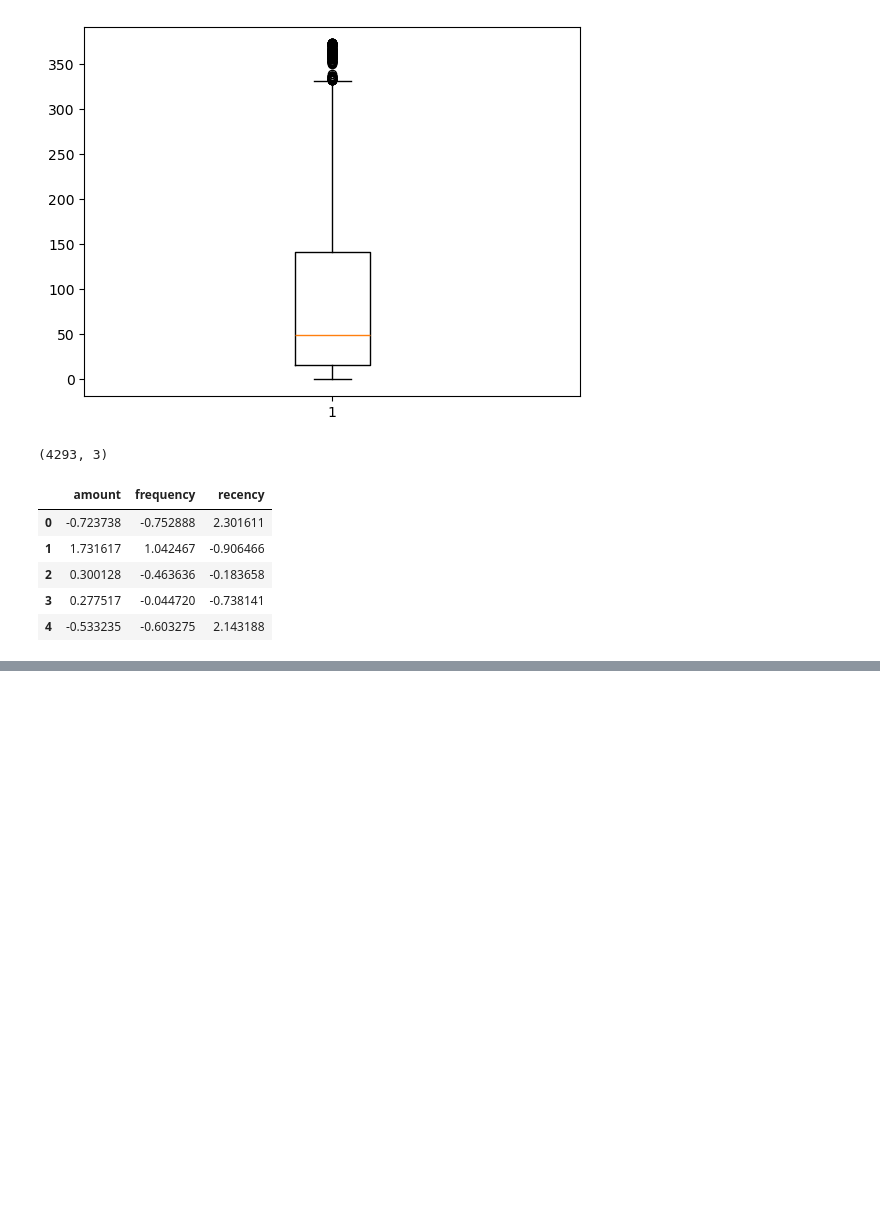
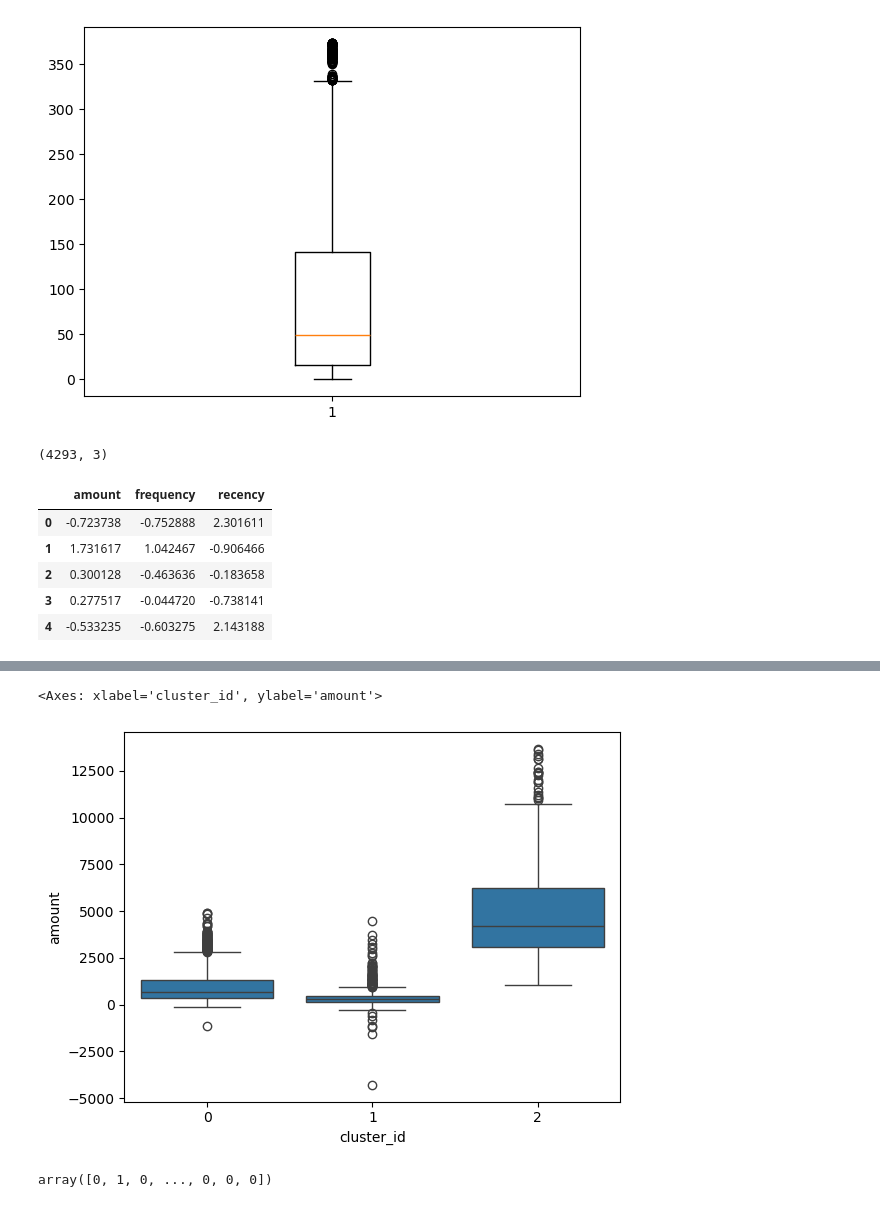
Before and after one commit to arvindchhabra/upgrad-Internship, a Jupyter notebook: Untitled.ipynb, the cells around one changed output, grey strips where cells are left out. Cells and saved outputs as stored; diff of their text form; code cells hidden in the pictures; blank space fills up the shorter version.

```diff
--- a/Untitled.ipynb
+++ b/Untitled.ipynb
@@ -321,0 +411,15 @@ rfm_df_scaled.head()
+# %%
+# silhouette analysis
+range_n_clusters = [2, 3, 4, 5, 6, 7, 8]
+
+for num_clusters in range_n_clusters:
+
+    # intialise kmeans
+    kmeans = KMeans(n_clusters=num_clusters, max_iter=50)
+    kmeans.fit(rfm_df_scaled)
+
+    cluster_labels = kmeans.labels_
+
+    # silhouette score
+    silhouette_avg = silhouette_score(rfm_df_scaled, cluster_labels)
+    print("For n_clusters={0}, the silhouette score is {1}".format(num_clusters, silhouette_avg))
@@ -321,0 +434,4 @@ rfm_df_scaled.head()
+# %%
+# final model with k=3
+kmeans = KMeans(n_clusters=3, max_iter=50)
+kmeans.fit(rfm_df_scaled)
@@ -321,0 +444,4 @@ rfm_df_scaled.head()
+# %%
+# assign the label
+grouped_df['cluster_id'] = kmeans.labels_
+grouped_df.head()
@@ -321,0 +455,12 @@ rfm_df_scaled.head()
+# %%
+# plot
+sns.boxplot(x='cluster_id', y='amount', data=grouped_df)
+# %% [output]
+<Axes: xlabel='cluster_id', ylabel='amount'>
+[figure, added]
+# %%
+# 3 clusters
+cluster_labels = cut_tree(mergings, n_clusters=3).reshape(-1, )
+cluster_labels
+# %% [output]
+array([0, 1, 0, ..., 0, 0, 0])
```
Also changed, not shown: parts of 32 cells of this notebook.
